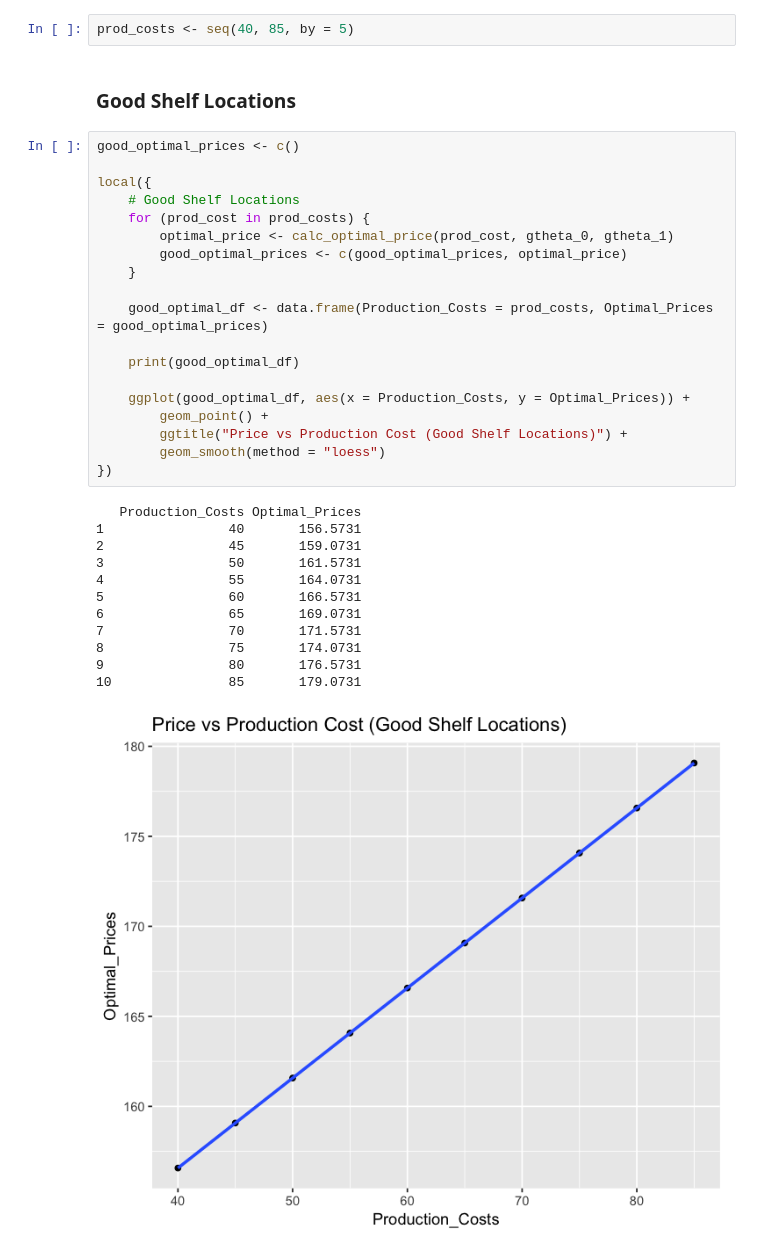
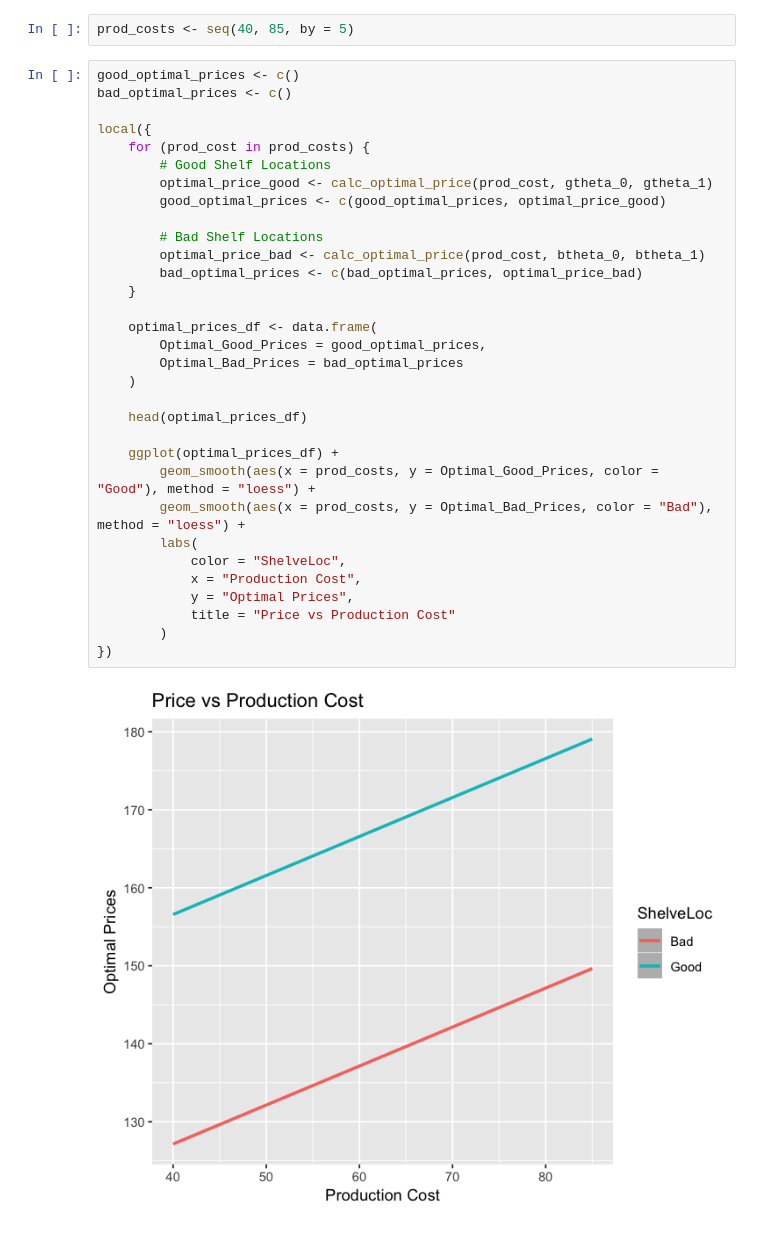
Before and after one commit to nicksspirit/MSBA, a Jupyter notebook: 64037/RNotebook/assignment_1_umuoh.ipynb, the cells around one changed output. Saved outputs shown, nothing was run; the diff lists cells and outputs as text.

```diff
--- a/64037/RNotebook/assignment_1_umuoh.ipynb
+++ b/64037/RNotebook/assignment_1_umuoh.ipynb
@@ -183,38 +183,38 @@ The optimal price that offers the best total profit for `ShelveLoc` categorized
 ## Optimal Price as Production Cost Changes
 # %%
 prod_costs <- seq(40, 85, by = 5)
-# %% [markdown]
-### Good Shelf Locations
-# %%
-good_optimal_prices <- c()
-
-local({
-    # Good Shelf Locations
-    for (prod_cost in prod_costs) {
-        optimal_price <- calc_optimal_price(prod_cost, gtheta_0, gtheta_1)
-        good_optimal_prices <- c(good_optimal_prices, optimal_price)
-    }
-
-    good_optimal_df <- data.frame(Production_Costs = prod_costs, Optimal_Prices = good_optimal_prices)
-
-    print(good_optimal_df)
-
-    ggplot(good_optimal_df, aes(x = Production_Costs, y = Optimal_Prices)) +
-        geom_point() +
-        ggtitle("Price vs Production Cost (Good Shelf Locations)") +
-        geom_smooth(method = "loess")
-})
-# %% [output]
-   Production_Costs Optimal_Prices
-1                40       156.5731
-2                45       159.0731
-3                50       161.5731
-4                55       164.0731
-5                60       166.5731
-6                65       169.0731
-7                70       171.5731
-8                75       174.0731
-9                80       176.5731
-10               85       179.0731
-[figure, removed]
+# %%
+good_optimal_prices <- c()
+bad_optimal_prices <- c()
+
+local({
+    for (prod_cost in prod_costs) {
+        # Good Shelf Locations
+        optimal_price_good <- calc_optimal_price(prod_cost, gtheta_0, gtheta_1)
+        good_optimal_prices <- c(good_optimal_prices, optimal_price_good)
+
+        # Bad Shelf Locations
+        optimal_price_bad <- calc_optimal_price(prod_cost, btheta_0, btheta_1)
+        bad_optimal_prices <- c(bad_optimal_prices, optimal_price_bad)
+    }
+
+    optimal_prices_df <- data.frame(
+        Optimal_Good_Prices = good_optimal_prices,
+        Optimal_Bad_Prices = bad_optimal_prices
+    )
+
+    head(optimal_prices_df)
+
+    ggplot(optimal_prices_df) +
+        geom_smooth(aes(x = prod_costs, y = Optimal_Good_Prices, color = "Good"), method = "loess") +
+        geom_smooth(aes(x = prod_costs, y = Optimal_Bad_Prices, color = "Bad"), method = "loess") +
+        labs(
+            color = "ShelveLoc",
+            x = "Production Cost",
+            y = "Optimal Prices",
+            title = "Price vs Production Cost"
+        )
+})
+# %% [output]
+[figure, added]
 # %% [markdown]
```
Also changed, not shown: parts of 4 cells of this notebook.
